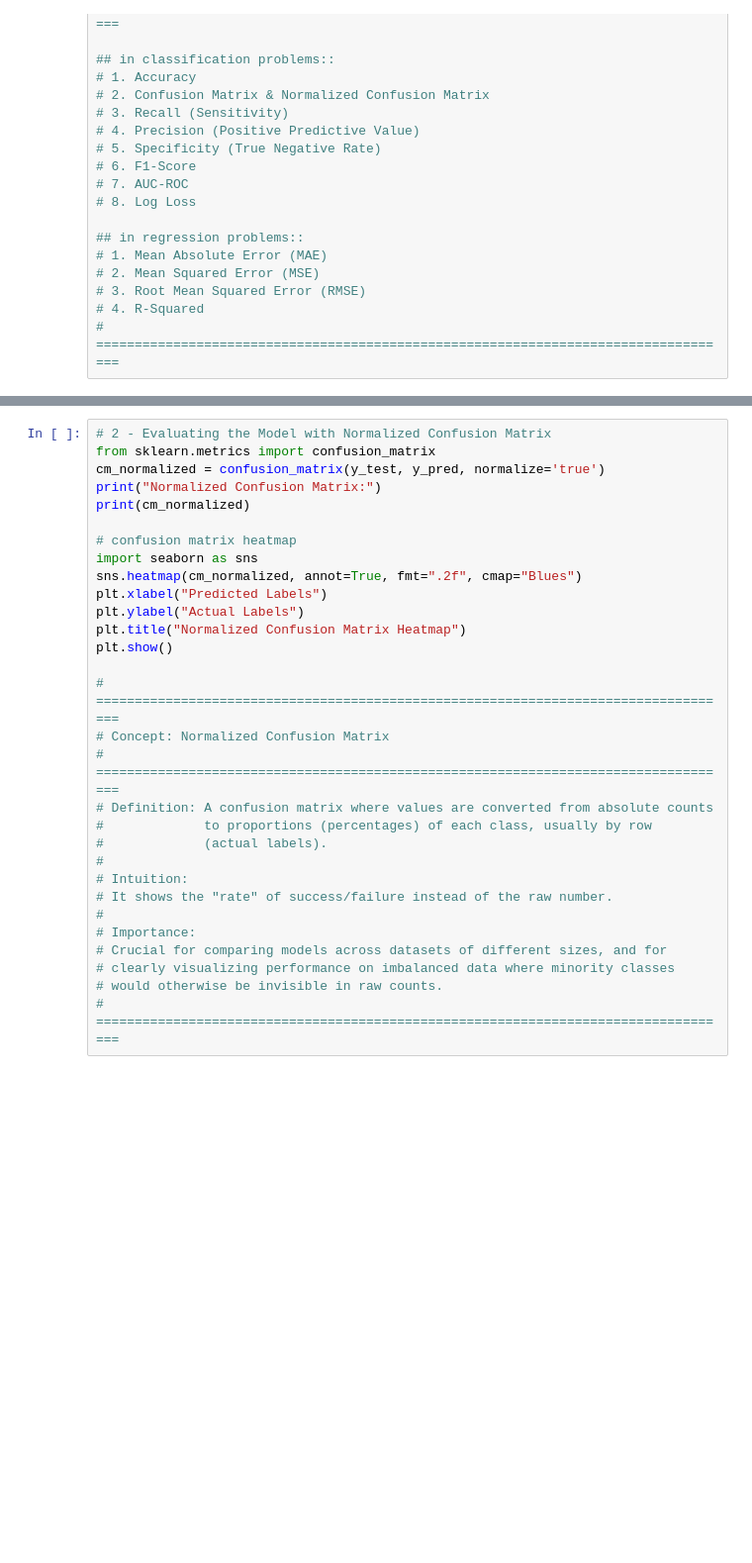
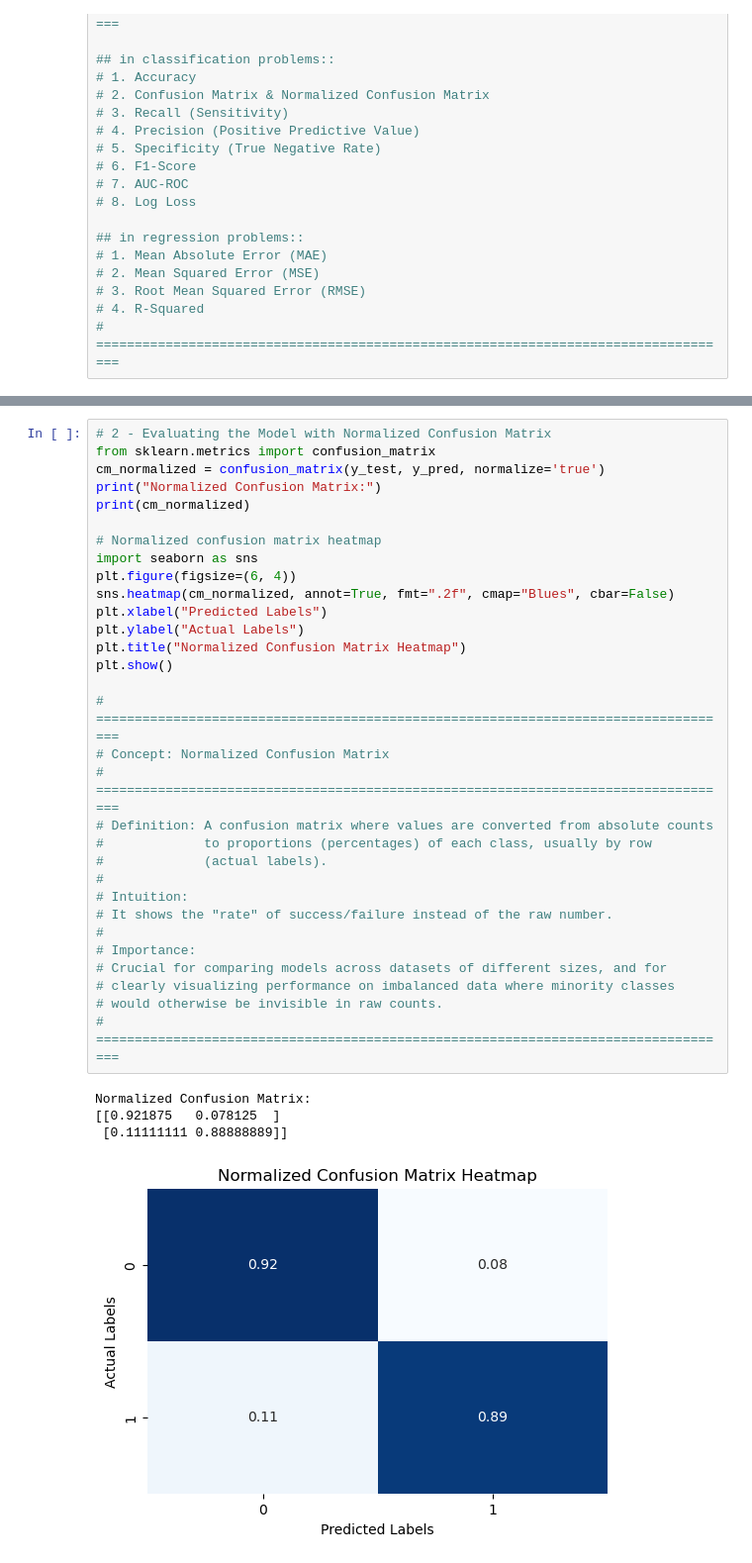
Before and after one commit to Amirhossein-momeni/AmirGeek_MachinLearning, a Jupyter notebook: 0050_Prediction and Evaluation/Prediction and Evaluation.ipynb, the cells around one changed output, grey strips where cells are left out. Shown at 99% size. Saved outputs shown, nothing was run; the diff lists cells and outputs as text; blank space fills up the shorter version.

```diff
--- a/0050_Prediction and Evaluation/Prediction and Evaluation.ipynb
+++ b/0050_Prediction and Evaluation/Prediction and Evaluation.ipynb
@@ -141,33 +159,39 @@ print(cm)
 # %%
 # 2 - Evaluating the Model with Normalized Confusion Matrix
 from sklearn.metrics import confusion_matrix
 cm_normalized = confusion_matrix(y_test, y_pred, normalize='true')
 print("Normalized Confusion Matrix:")
 print(cm_normalized)
 
-# confusion matrix heatmap
+# Normalized confusion matrix heatmap
 import seaborn as sns
-sns.heatmap(cm_normalized, annot=True, fmt=".2f", cmap="Blues")
+plt.figure(figsize=(6, 4))
+sns.heatmap(cm_normalized, annot=True, fmt=".2f", cmap="Blues", cbar=False)
 plt.xlabel("Predicted Labels")
 plt.ylabel("Actual Labels")
 plt.title("Normalized Confusion Matrix Heatmap")
 plt.show()
 
 # ===================================================================================
 # Concept: Normalized Confusion Matrix
 # ===================================================================================
 # Definition: A confusion matrix where values are converted from absolute counts
 #             to proportions (percentages) of each class, usually by row
 #             (actual labels).
 #
 # Intuition:
 # It shows the "rate" of success/failure instead of the raw number.
 #
 # Importance:
 # Crucial for comparing models across datasets of different sizes, and for
 # clearly visualizing performance on imbalanced data where minority classes
 # would otherwise be invisible in raw counts.
 # ===================================================================================
+# %% [output]
+Normalized Confusion Matrix:
+[[0.921875   0.078125  ]
+ [0.11111111 0.88888889]]
+[figure, added]
 # %%
 # 3 - Evaluating the Model with Recall (Sensitivity)
 from sklearn.metrics import recall_score
```
Also changed, not shown: parts of 8 cells of this notebook.
